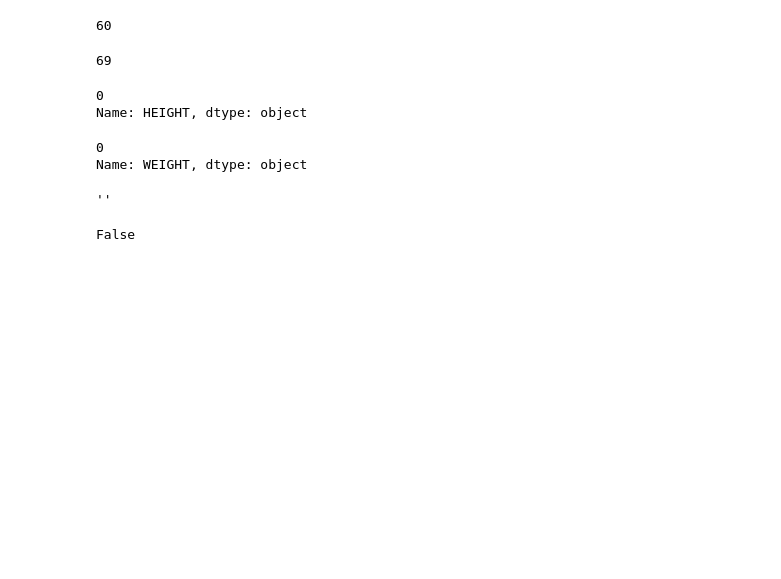
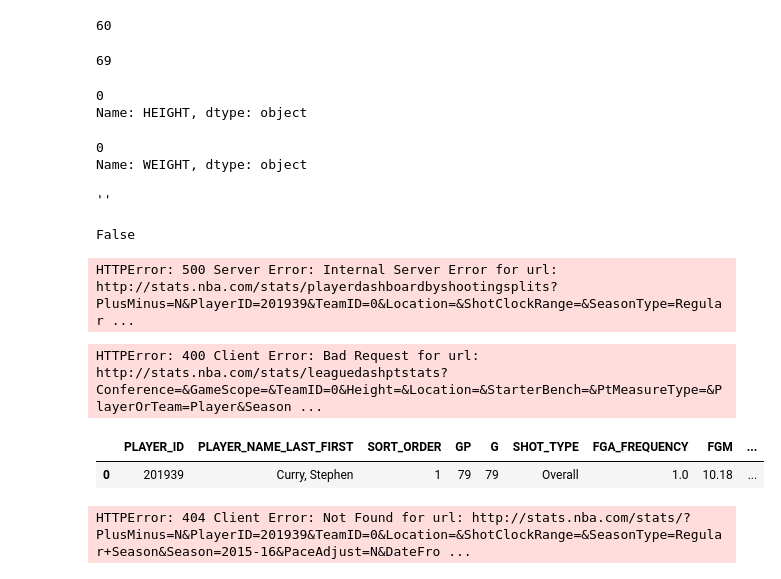
Before and after one commit to MarkDCorey/nba_player_clustering, a Jupyter notebook: nba_py.ipynb, the cells around one changed output. Cells and saved outputs as stored; diff of their text form; code cells hidden in the pictures; blank space fills up the shorter version.

```diff
--- a/nba_py.ipynb
+++ b/nba_py.ipynb
@@ -1971,3 +2034,24 @@ ht
 ht ==True
 # %% [output]
 False
+# %%
+shot_loc= player.PlayerShootingSplits('201939', season = '2015-16')
+# %% [output]
+HTTPError: 500 Server Error: Internal Server Error for url: http://stats.nba.com/stats/playerdashboardbyshootingsplits?PlusMinus=N&PlayerID=201939&TeamID=0&Location=&ShotClockRange=&SeasonType=Regular ...
+# %%
+# league.PlayerStats().overall().info()
+league._PlayerTrackingStats().overall().info()
+# %% [output]
+HTTPError: 400 Client Error: Bad Request for url: http://stats.nba.com/stats/leaguedashptstats?Conference=&GameScope=&TeamID=0&Height=&Location=&StarterBench=&PtMeasureType=&PlayerOrTeam=Player&Season ...
+# %%
+shooting = player.PlayerShotTracking('201939', season='2015-16').overall()
+# %%
+shooting
+# %% [output]
+|  | PLAYER_ID | PLAYER_NAME_LAST_FIRST | SORT_ORDER | GP | G | SHOT_TYPE | FGA_FREQUENCY | FGM | ... |
+| 0 | 201939 | Curry, Stephen | 1 | 79 | 79 | Overall | 1.0 | 10.18 | ... |
+# %%
+player._PlayerDashboard('201939').overall()
+# player.PlayerShotTracking('201939').general_shooting()
+# %% [output]
+HTTPError: 404 Client Error: Not Found for url: http://stats.nba.com/stats/?PlusMinus=N&PlayerID=201939&TeamID=0&Location=&ShotClockRange=&SeasonType=Regular+Season&Season=2015-16&PaceAdjust=N&DateFro ...
```
Also changed, not shown: parts of 24 cells of this notebook, 22 other files.
